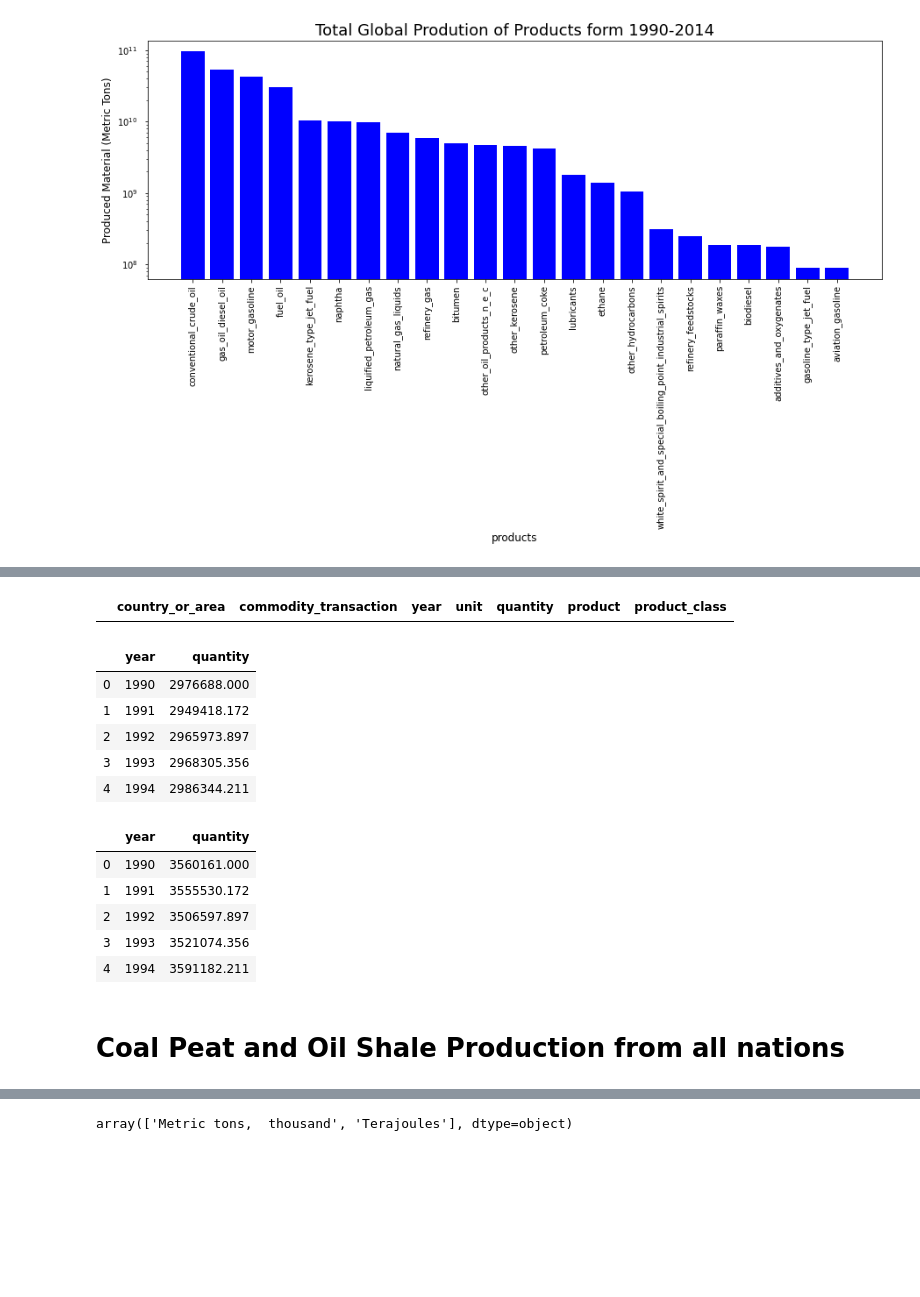
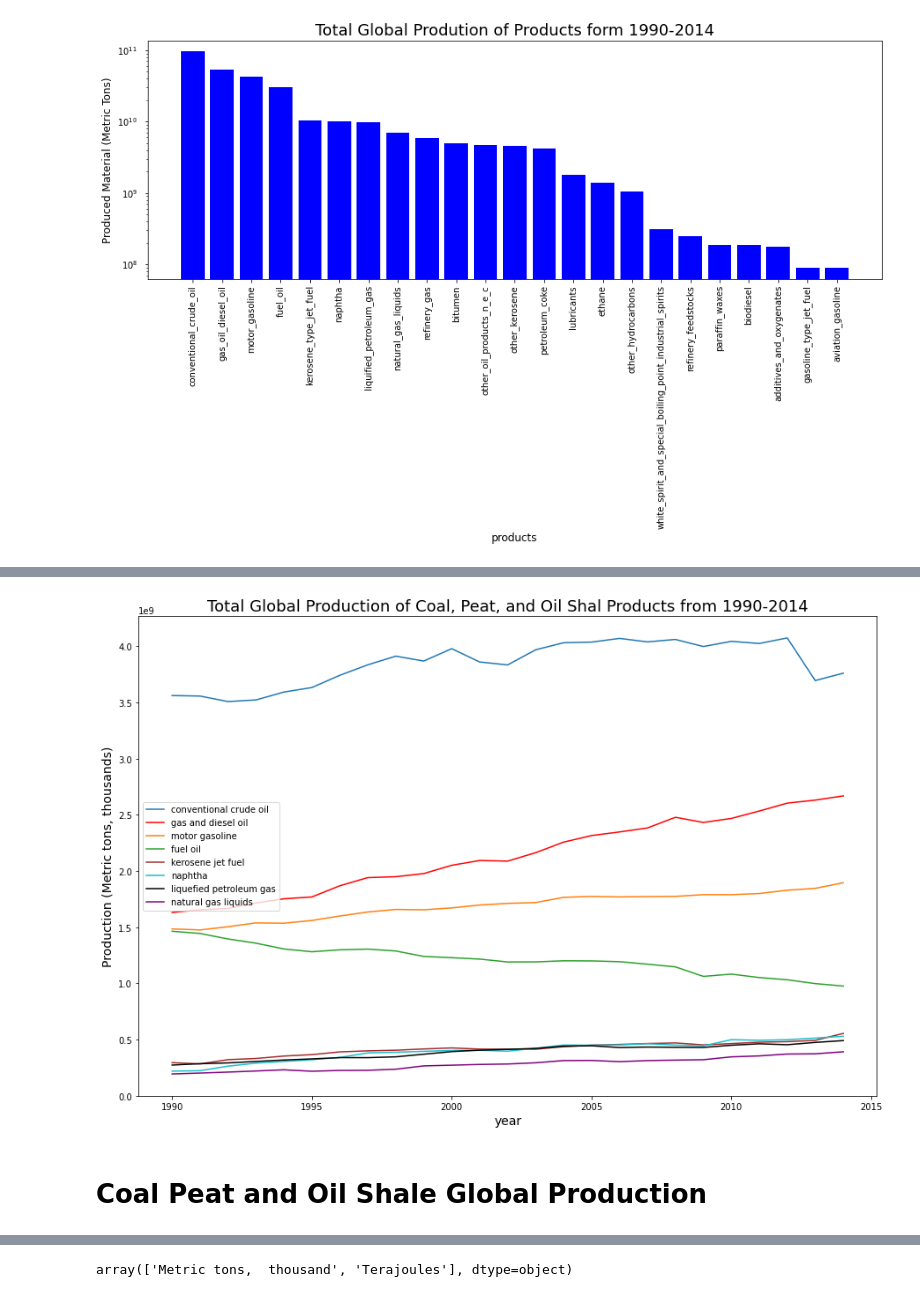
Before and after one commit to philipayazi/International-Energy-Statistics, a Jupyter notebook: International_Energy_Statistics.ipynb, the cells around one changed output, grey strips where cells are left out. Saved outputs shown, nothing was run; the diff lists cells and outputs as text; code cells hidden in the pictures; blank space fills up the shorter version.

```diff
--- a/International_Energy_Statistics.ipynb
+++ b/International_Energy_Statistics.ipynb
@@ -326,29 +316,50 @@ naphtha_production = naphtha_production.reset_index()
-# %%
-oil_production[oil_production['commodity_transaction'] == 'liquified petroleum gas - production'].sort_values('year')
-# naphtha_production = naphtha_production.groupby(['year']).sum().round(3)
-# naphtha_production = naphtha_production.reset_index()
-# %% [output]
-|  | country_or_area | commodity_transaction | year | unit | quantity | product | product_class |
-# %%
-conventional_crude_oil_production.head()
-# %% [output]
-|  | year | quantity |
-| 0 | 1990 | 2976688.000 |
-| 1 | 1991 | 2949418.172 |
-| 2 | 1992 | 2965973.897 |
-| 3 | 1993 | 2968305.356 |
-| 4 | 1994 | 2986344.211 |
-# %%
-conventional_crude_oil_production.head()
-# %% [output]
-|  | year | quantity |
-| 0 | 1990 | 3560161.000 |
-| 1 | 1991 | 3555530.172 |
-| 2 | 1992 | 3506597.897 |
-| 3 | 1993 | 3521074.356 |
-| 4 | 1994 | 3591182.211 |
+# %%
+conventional_crude_oil_production = oil_production[oil_production['product'].str.contains("conventional")].sort_values('year').groupby(['year']).sum().round(3).reset_index()
+gas_oil_diesel_oil_production = oil_production[oil_production['product'].str.contains("gas_oil")].sort_values('year').groupby(['year']).sum().round(3).reset_index()
+motor_gasoline_production = oil_production[oil_production['product'].str.contains("motor")].sort_values('year').groupby(['year']).sum().round(3).reset_index()
+fuel_oil_production = oil_production[oil_production['product'].str.contains("fuel_oil")].sort_values('year').groupby(['year']).sum().round(3).reset_index()
+
+kerosene_jet_fuel_production = oil_production[oil_production['commodity_transaction'].str.contains("kerosene-type")].sort_values('year').groupby(['year']).sum().round(3).reset_index()
+naphtha_production = oil_production[oil_production['commodity_transaction'].str.contains("naphtha")].sort_values('year').groupby(['year']).sum().round(3).reset_index()
+liquefied_petroleum_gas_production = oil_production[oil_production['commodity_transaction'].str.contains("liquefied")].sort_values('year').groupby(['year']).sum().round(3).reset_index()
+natural_gas_liquids_production = oil_production[oil_production['commodity_transaction'].str.contains("liquids")].sort_values('year').groupby(['year']).sum().round(3).reset_index()
+# %%
+time = conventional_crude_oil_production['year']
+conventional_crude_oil = conventional_crude_oil_production['quantity']*1000
+gas_and_diesel_oil = gas_oil_diesel_oil_production['quantity']*1000
+motor_gasoline = motor_gasoline_production['quantity']*1000
+fuel_oil = fuel_oil_production['quantity']*1000
+kerosene_jet_fuel = kerosene_jet_fuel_production['quantity']*1000
+naphtha = naphtha_production['quantity']*1000
+liquefied_petroleum_gas = liquefied_petroleum_gas_production['quantity']*1000
+natural_gas_liquids = natural_gas_liquids_production['quantity']*1000
+
+
+fig, ax = plt.subplots(figsize = (15,10))
+
+
+ax.plot(time, conventional_crude_oil, label='conventional crude oil')
+ax.plot(time, gas_and_diesel_oil, label='gas and diesel oil', color = 'red')
+ax.plot(time, motor_gasoline, label='motor gasoline')
+ax.plot(time, fuel_oil, label='fuel oil')
+ax.plot(time, kerosene_jet_fuel, label='kerosene jet fuel', color='brown')
+ax.plot(time, naphtha, label='naphtha', color='C9')
+ax.plot(time, liquefied_petroleum_gas, label='liquefied petroleum gas', color='black')
+ax.plot(time, natural_gas_liquids, label='natural gas liquids', color='purple')
+# ax.ticklabel_format(scilimits= [3,3])
+
+ax.legend()
+ax.set_xlabel('year', fontsize=14)
+ax.set_ylabel('Production (Metric tons, thousands)', fontsize=14)
+ax.set_title('Total Global Production of Coal, Peat, and Oil Shal Products from 1990-2014', fontsize=18)
+
+
+
+plt.show()
+# %% [output]
+[figure, added]
 # %% [markdown]
-# Coal Peat and Oil Shale Production from all nations
+# Coal Peat and Oil Shale Global Production
 # %%
 Coal_Peat_or_Oil_Shales_df.head()
 # %% [output]
```
Also changed, not shown: parts of 32 cells of this notebook.
